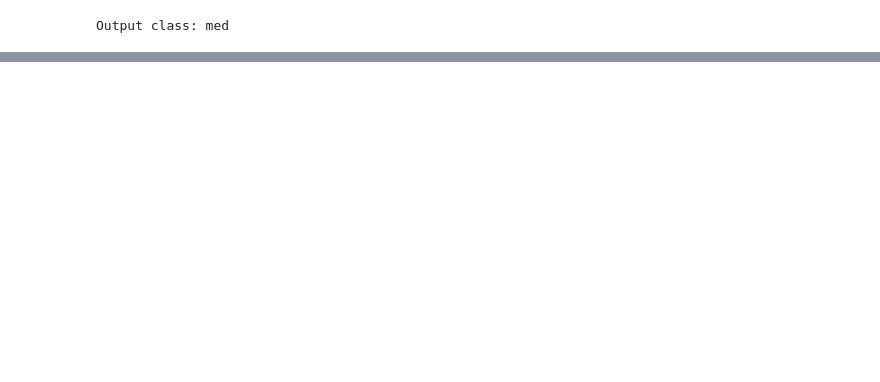
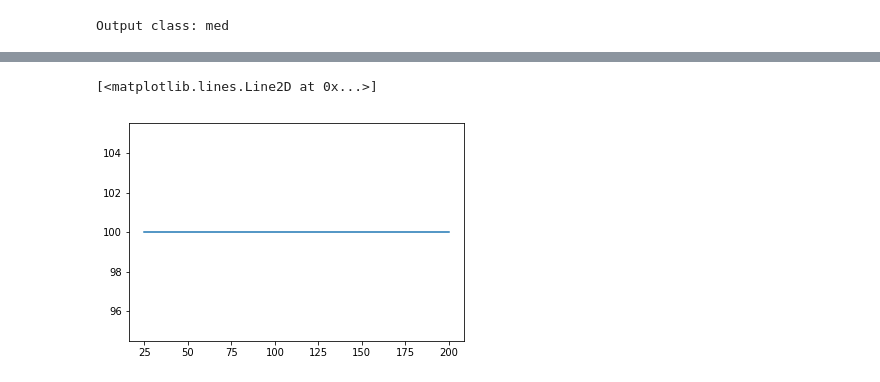
Before and after one commit to Alexzsh/dlpaper-code, a Jupyter notebook: mlcode/python 机器学习经典实例/Chapter02/第二章 创建分类器.ipynb, the cells around one changed output, grey strips where cells are left out. Drawn from its saved outputs; the diff is of its cells as text; code cells hidden in the pictures; blank space fills up the shorter version.

```diff
--- a/mlcode/python 机器学习经典实例/Chapter02/第二章 创建分类器.ipynb
+++ b/mlcode/python 机器学习经典实例/Chapter02/第二章 创建分类器.ipynb
@@ -246,0 +246,9 @@ array([3])
+# %%
+from sklearn.learning_curve import validation_curve
+from sklearn.ensemble import  RandomForestClassifier
+classify=RandomForestClassifier(max_depth=4,random_state=7)
+parameter_grid=np.linspace(25,200,8).astype(int)
+train_scores,validation_scores=validation_curve(classify,X,y,"n_estimators",parameter_grid,cv=5)
+print("#### validation curve ####")
+print("training score is ",train_scores)
+print("Validation score is ",validation_scores)
@@ -246,0 +273,5 @@ array([3])
+# %%
+plt.plot(parameter_grid,np.average(train_scores,axis=1)*100.0)
+# %% [output]
+[<matplotlib.lines.Line2D at 0x...>]
+[figure, added]
```
Also changed, not shown: parts of 9 cells of this notebook, 6 other files.
